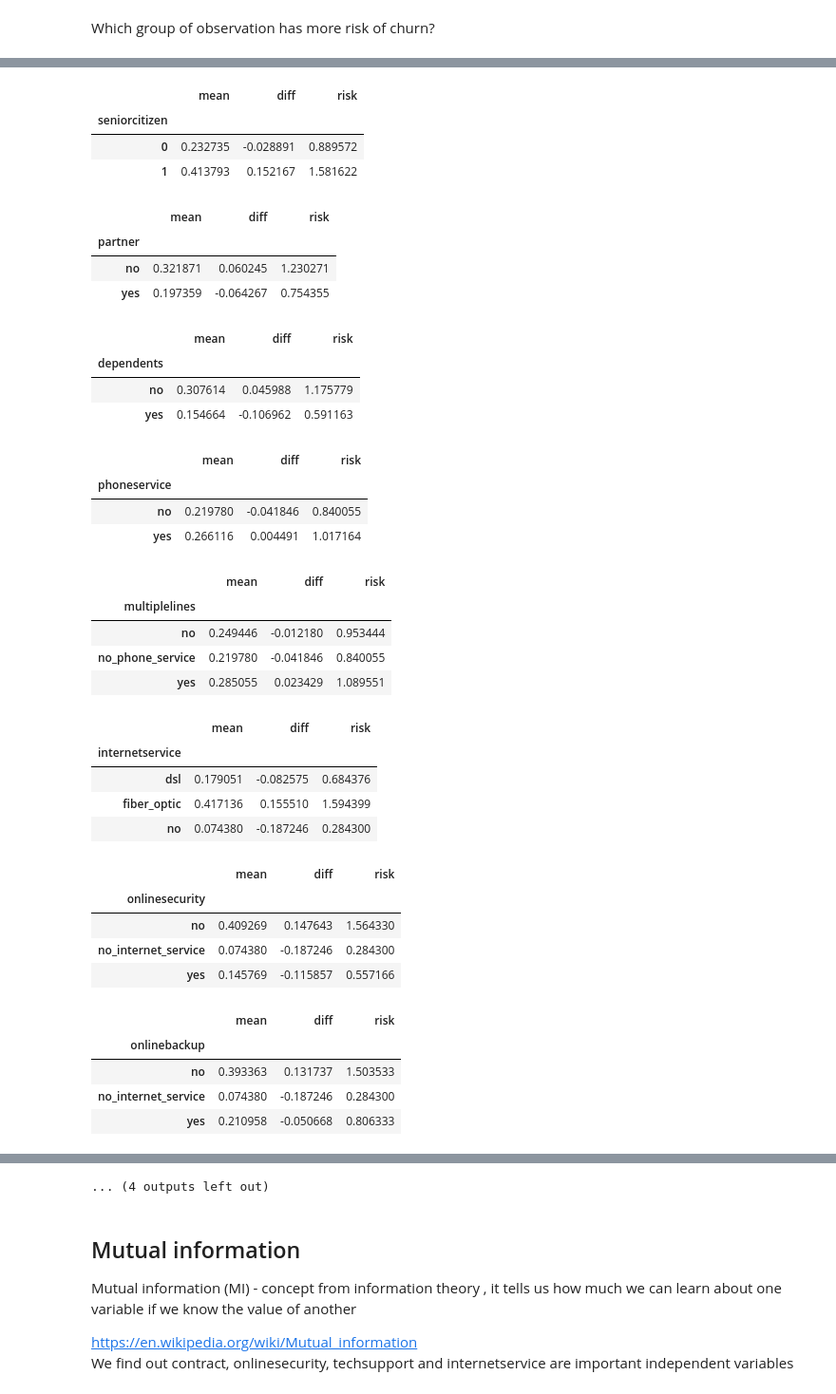
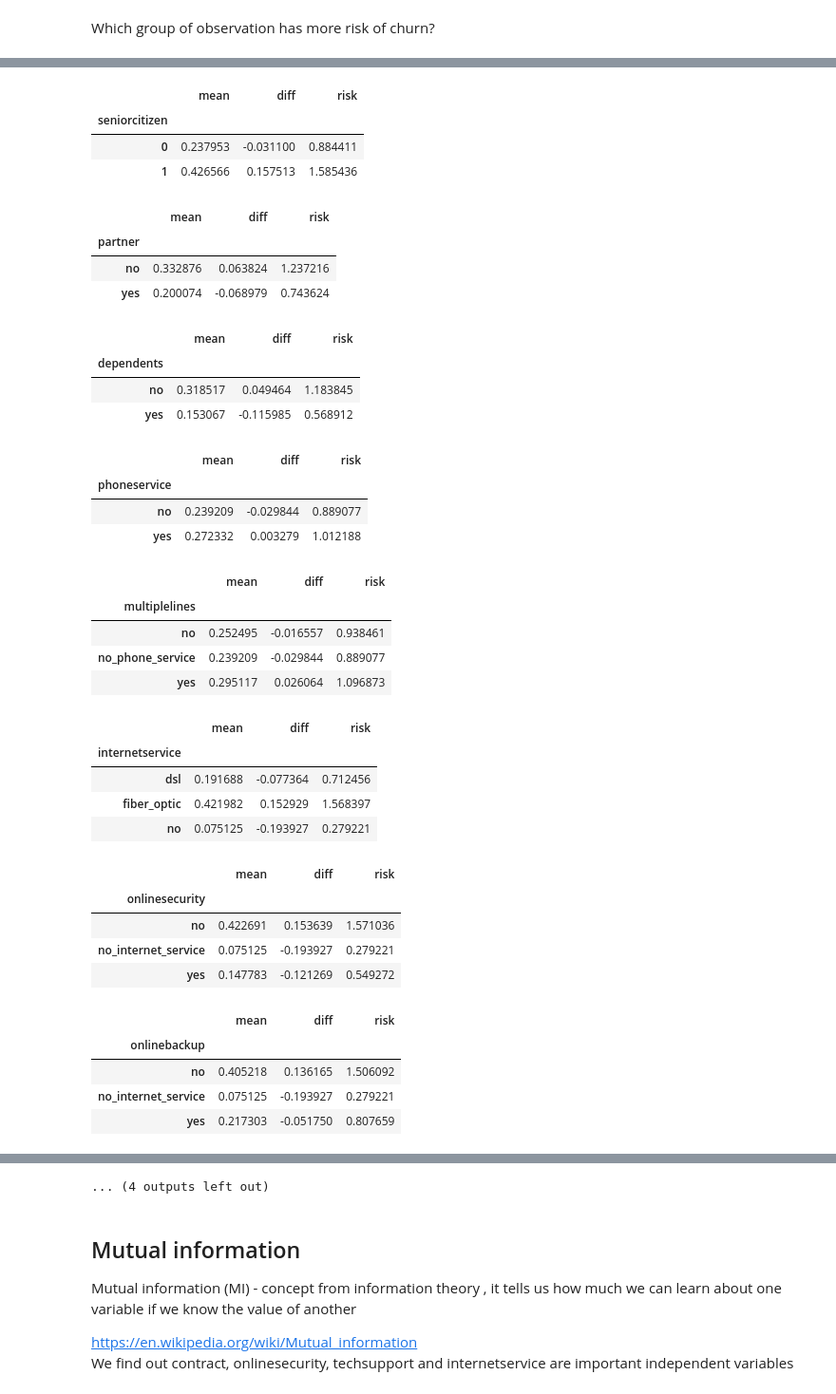
Before and after one commit to seyedmahdiamin1998/Jupyter_notebooks, a Jupyter notebook: Churn_prediction.ipynb/EDA.ipynb, the cells around one changed output, grey strips where cells are left out. Shown at 95% size. Drawn from its saved outputs; the diff is of its cells as text; code cells hidden in the pictures.

```diff
--- a/Churn_prediction.ipynb/EDA.ipynb
+++ b/Churn_prediction.ipynb/EDA.ipynb
@@ -74,12 +74,18 @@ df = pd.read_csv('Churn_prediction.csv')
 df = data_preprocessing(df)
 # %% [markdown]
 <h2>Split dataset to training set and test set</h2>
+# %%
+from sklearn.model_selection import train_test_split
+X_train, X_test, y_train, y_test = train_test_split(df.loc[:,df.columns!='churn'],
+                                                    df['churn'],
+                                                    test_size=0.2,
+                                                    random_state=666)
 # %%
-from sklearn.model_selection import train_test_split
-df_train, df_test = train_test_split(df, test_size=0.2, random_state=666)
+# from sklearn.model_selection import train_test_split
+# df_train, df_test = train_test_split(df, test_size=0.2, random_state=666)
 
-print("df_train shape: {0}".format(df_train.shape))
-print("df_test shape: {0}".format(df_test.shape))
+# print("df_train shape: {0}".format(df_train.shape))
+# print("df_test shape: {0}".format(df_test.shape))
 
-y_train = df_train['churn'].values
-y_test = df_test['churn'].values
+# y_train = df_train['churn'].values
+# y_test = df_test['churn'].values
@@ -97,5 +100,5 @@ df_train.churn.value_counts(normalize=True)
 Name: churn, dtype: float64
 # %%
-global_mean = df_train.churn.mean()
+global_mean = y_train.mean()
 round(global_mean, 3)
 # %% [output]
@@ -132,8 +135,11 @@ dtype: int64
 # %% [markdown]
 <p>Which group of observation has more risk of churn?</p>
 # %%
+Xy_train = X_train.copy()
+Xy_train['churn']= y_train
+
 for col in categorical:
-    df_group = df_train.groupby(by=col).churn.agg(['mean'])
+    df_group = Xy_train.groupby(by=col).churn.agg(['mean'])
     df_group['diff'] = df_group['mean'] - global_mean
     df_group['risk'] = df_group['mean'] / global_mean
     display(df_group)
@@ -145,38 +151,38 @@ for col in categorical:
 |  | mean | diff | risk |
 | seniorcitizen |  |  |  |
-| 0 | 0.232735 | -0.028891 | 0.889572 |
-| 1 | 0.413793 | 0.152167 | 1.581622 |
+| 0 | 0.237953 | -0.031100 | 0.884411 |
+| 1 | 0.426566 | 0.157513 | 1.585436 |
 |  | mean | diff | risk |
 | partner |  |  |  |
-| no | 0.321871 | 0.060245 | 1.230271 |
-| yes | 0.197359 | -0.064267 | 0.754355 |
+| no | 0.332876 | 0.063824 | 1.237216 |
+| yes | 0.200074 | -0.068979 | 0.743624 |
 |  | mean | diff | risk |
 | dependents |  |  |  |
-| no | 0.307614 | 0.045988 | 1.175779 |
-| yes | 0.154664 | -0.106962 | 0.591163 |
+| no | 0.318517 | 0.049464 | 1.183845 |
+| yes | 0.153067 | -0.115985 | 0.568912 |
 |  | mean | diff | risk |
 | phoneservice |  |  |  |
-| no | 0.219780 | -0.041846 | 0.840055 |
-| yes | 0.266116 | 0.004491 | 1.017164 |
+| no | 0.239209 | -0.029844 | 0.889077 |
+| yes | 0.272332 | 0.003279 | 1.012188 |
 |  | mean | diff | risk |
 | multiplelines |  |  |  |
-| no | 0.249446 | -0.012180 | 0.953444 |
-| no_phone_service | 0.219780 | -0.041846 | 0.840055 |
-| yes | 0.285055 | 0.023429 | 1.089551 |
+| no | 0.252495 | -0.016557 | 0.938461 |
+| no_phone_service | 0.239209 | -0.029844 | 0.889077 |
+| yes | 0.295117 | 0.026064 | 1.096873 |
 |  | mean | diff | risk |
 | internetservice |  |  |  |
-| dsl | 0.179051 | -0.082575 | 0.684376 |
-| fiber_optic | 0.417136 | 0.155510 | 1.594399 |
-| no | 0.074380 | -0.187246 | 0.284300 |
+| dsl | 0.191688 | -0.077364 | 0.712456 |
+| fiber_optic | 0.421982 | 0.152929 | 1.568397 |
+| no | 0.075125 | -0.193927 | 0.279221 |
 |  | mean | diff | risk |
 | onlinesecurity |  |  |  |
-| no | 0.409269 | 0.147643 | 1.564330 |
-| no_internet_service | 0.074380 | -0.187246 | 0.284300 |
-| yes | 0.145769 | -0.115857 | 0.557166 |
+| no | 0.422691 | 0.153639 | 1.571036 |
+| no_internet_service | 0.075125 | -0.193927 | 0.279221 |
+| yes | 0.147783 | -0.121269 | 0.549272 |
 |  | mean | diff | risk |
 | onlinebackup |  |  |  |
-| no | 0.393363 | 0.131737 | 1.503533 |
-| no_internet_service | 0.074380 | -0.187246 | 0.284300 |
-| yes | 0.210958 | -0.050668 | 0.806333 |
+| no | 0.405218 | 0.136165 | 1.506092 |
+| no_internet_service | 0.075125 | -0.193927 | 0.279221 |
+| yes | 0.217303 | -0.051750 | 0.807659 |
 |  | mean | diff | risk |
 | deviceprotection |  |  |  |
```
Also changed, not shown: parts of 16 cells of this notebook, 4 other files.
